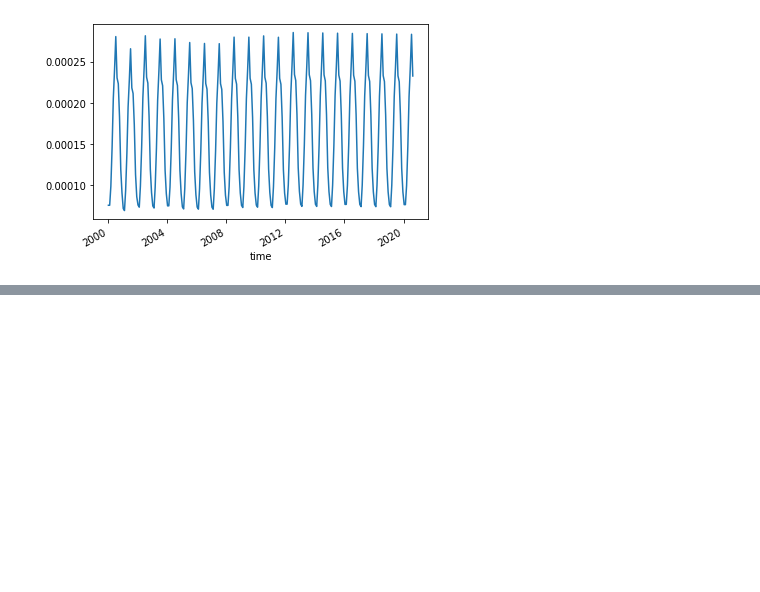
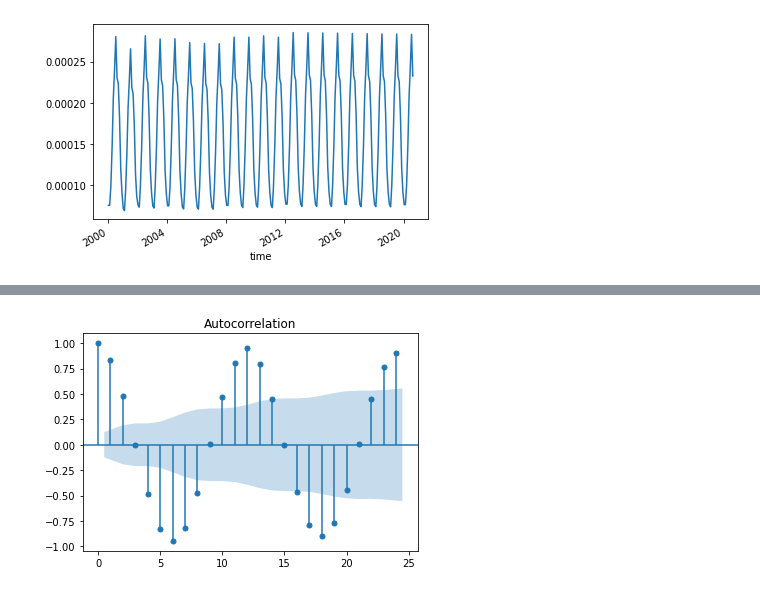
Before and after one commit to samuelexferri/unibg-statistic2, a Jupyter notebook: notebooks/cross_validation.ipynb, the cells around one changed output, grey strips where cells are left out. Saved outputs shown, nothing was run; the diff lists cells and outputs as text; code cells hidden in the pictures; blank space fills up the shorter version.

```diff
--- a/notebooks/cross_validation.ipynb
+++ b/notebooks/cross_validation.ipynb
@@ -76,0 +114,7 @@ Name: agl, Length: 198, dtype: float64
+# %%
+from statsmodels.graphics.tsaplots import plot_acf, plot_pacf, month_plot
+
+plot_acf(nh3)
+plt.show()
+# %% [output]
+[figure, added]
```
Also changed, not shown: parts of 26 cells of this notebook, 1 other file.
